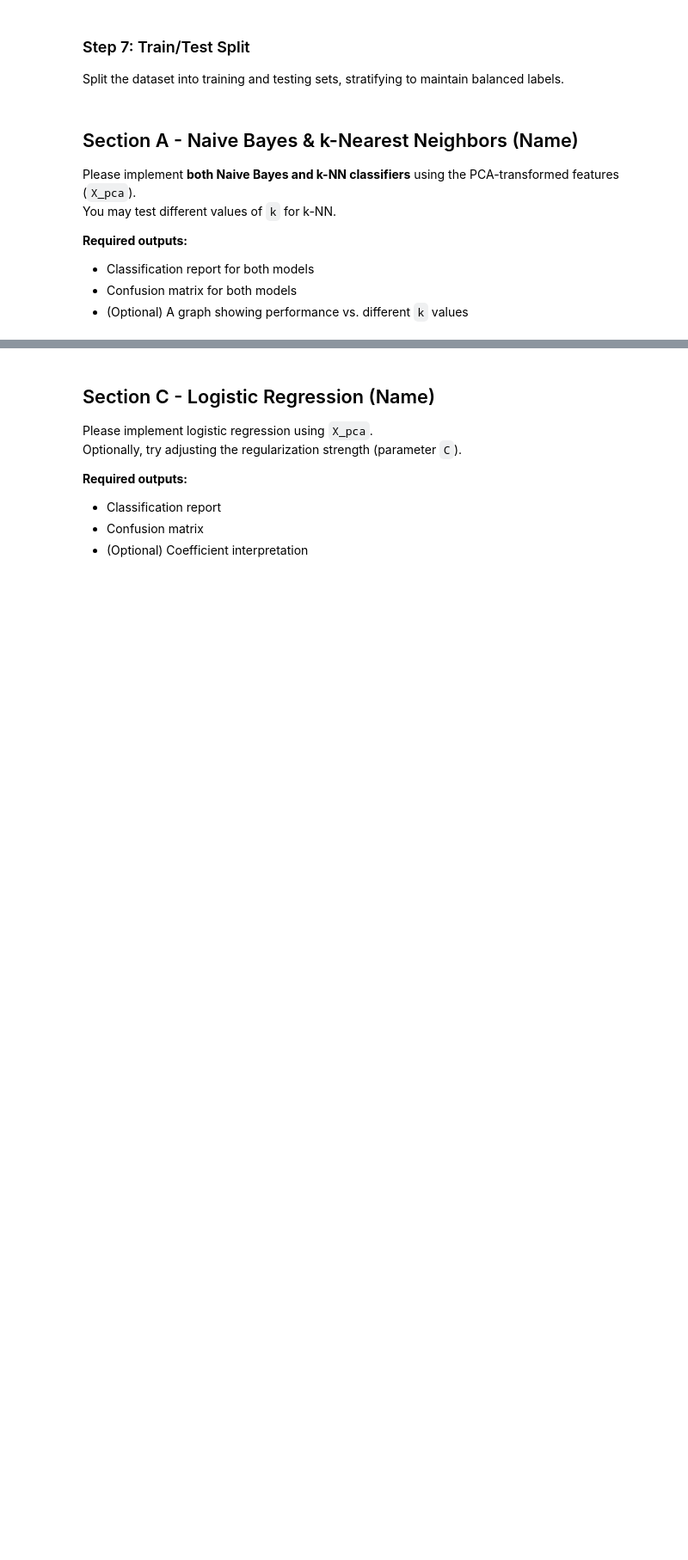
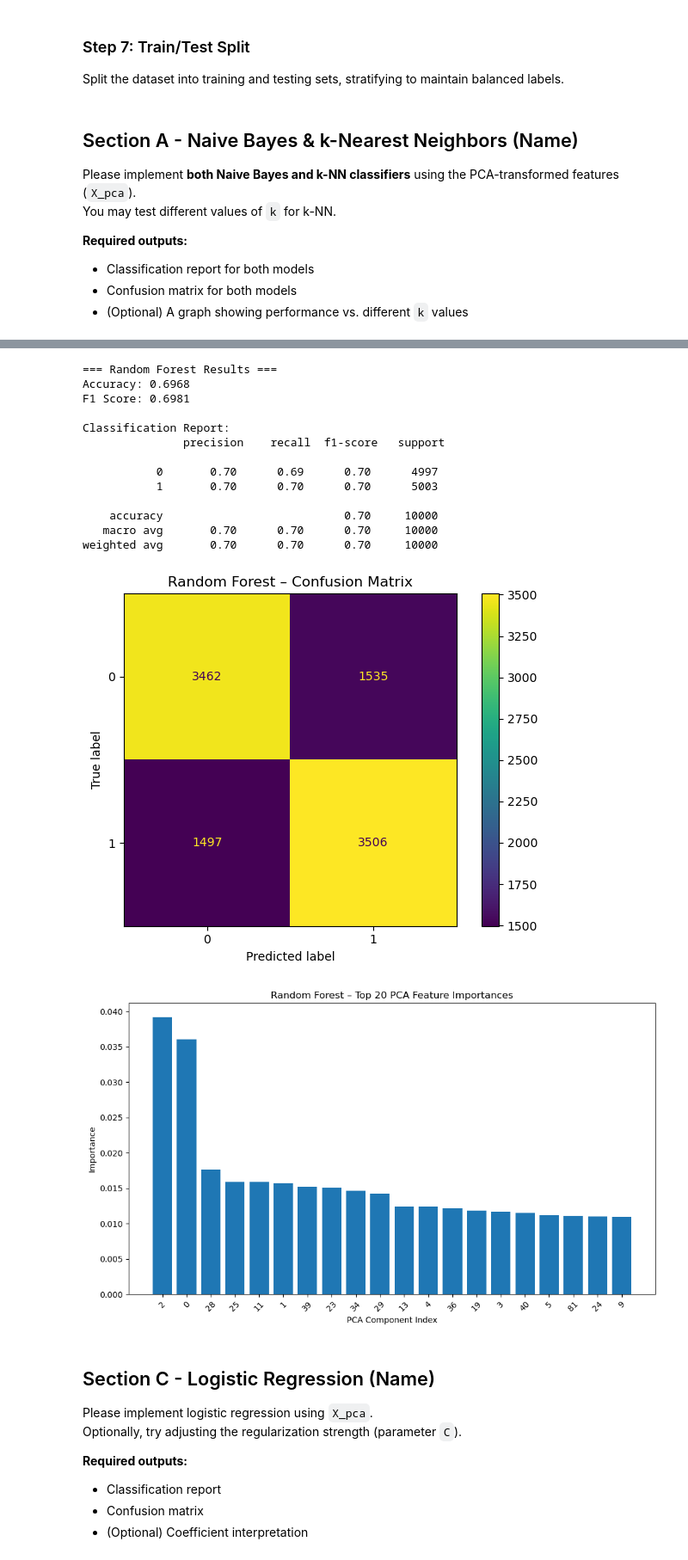
Before and after one commit to Kerrywang64/LSD_B1_project, a Jupyter notebook: LSDB1_Team_Template.ipynb, the cells around one changed output, grey strips where cells are left out. Shown at 86% size. Saved outputs shown, nothing was run; the diff lists cells and outputs as text; code cells hidden in the pictures; blank space fills up the shorter version.

```diff
--- a/LSDB1_Team_Template.ipynb
+++ b/LSDB1_Team_Template.ipynb
@@ -136,5 +213,55 @@ Please implement both Decision Tree and Random Forest models using the PCA-trans
 # %%
 # Random Forest implementation here
+# 1) Instantiate & train
+rf = RandomForestClassifier(
+    n_estimators=100,
+    min_samples_leaf=5,
+    random_state=42,
+    n_jobs=-1
+)
+rf.fit(X_train, y_train)
+
+# 2) Predict & print metrics
+y_pred_rf = rf.predict(X_test)
+print("=== Random Forest Results ===")
+print(f"Accuracy: {accuracy_score(y_test, y_pred_rf):.4f}")
+print(f"F1 Score: {f1_score(y_test, y_pred_rf):.4f}")
+print("\nClassification Report:\n", classification_report(y_test, y_pred_rf))
+
+# 3) Confusion matrix
+ConfusionMatrixDisplay.from_estimator(rf, X_test, y_test)
+plt.title("Random Forest – Confusion Matrix")
+plt.tight_layout()
+plt.show()
+
+# 4) Top-20 feature importances
+importances_rf = rf.feature_importances_
+top_idx_rf = np.argsort(importances_rf)[-20:][::-1]
+
+plt.figure(figsize=(10, 6))
+plt.bar(range(20), importances_rf[top_idx_rf])
+plt.xticks(range(20), top_idx_rf, rotation=45)
+plt.title("Random Forest – Top 20 PCA Feature Importances")
+plt.xlabel("PCA Component Index")
+plt.ylabel("Importance")
+plt.tight_layout()
+plt.show()
+# %% [output]
+=== Random Forest Results ===
+Accuracy: 0.6968
+F1 Score: 0.6981
+
+Classification Report:
+               precision    recall  f1-score   support
+
+           0       0.70      0.69      0.70      4997
+           1       0.70      0.70      0.70      5003
+
+    accuracy                           0.70     10000
+   macro avg       0.70      0.70      0.70     10000
+weighted avg       0.70      0.70      0.70     10000
+[figure, added]
+[figure, added]
 # %% [markdown]
 ## Section C - Logistic Regression (Name)
 
```
Also changed, not shown: parts of 7 cells of this notebook.
